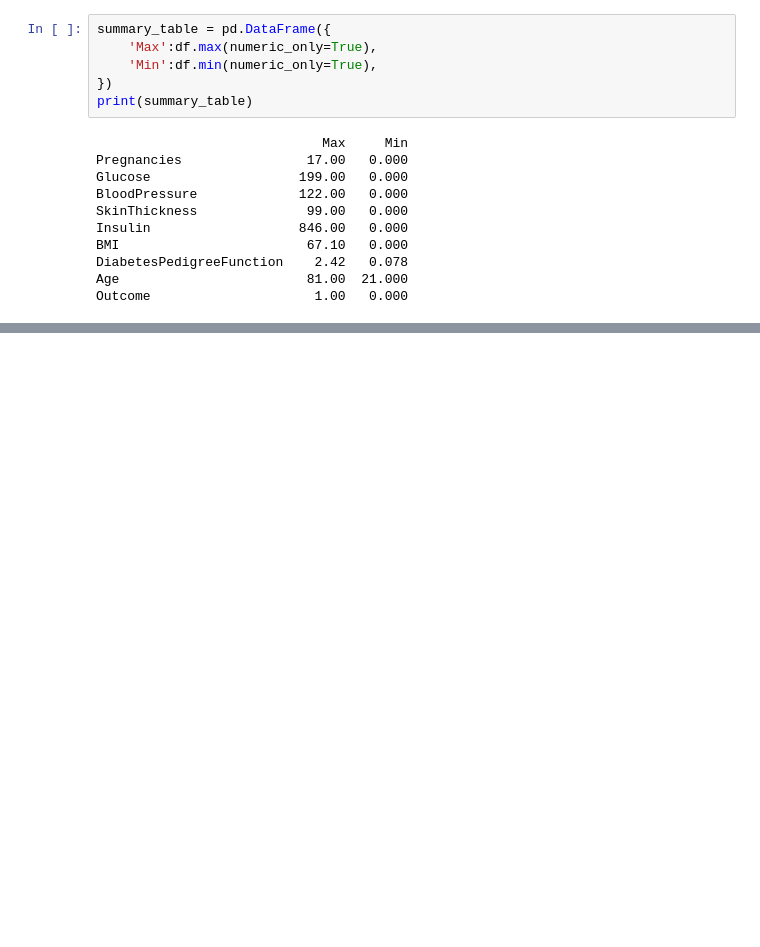
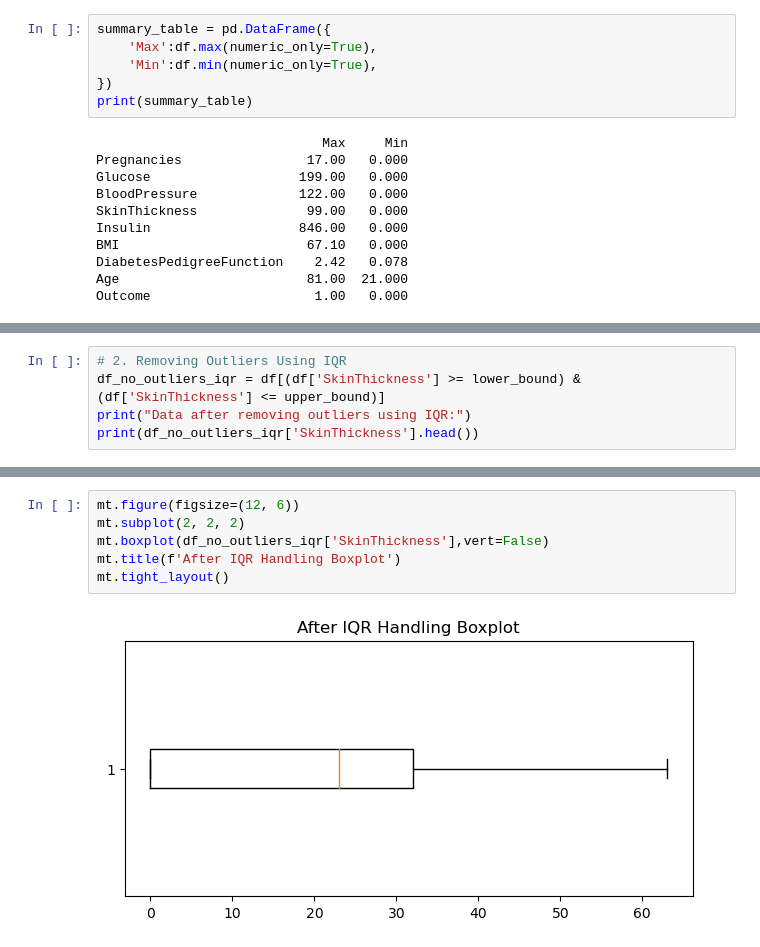
Before and after one commit to Mahmoud-adel25/Data_Analysis, a Jupyter notebook: Untitled.ipynb, the cells around one changed output, grey strips where cells are left out. Drawn from its saved outputs; the diff is of its cells as text; blank space fills up the shorter version.

```diff
--- a/Untitled.ipynb
+++ b/Untitled.ipynb
@@ -448,0 +583,5 @@ Outcome                     1.00   0.000
+# %%
+# 2. Removing Outliers Using IQR
+df_no_outliers_iqr = df[(df['SkinThickness'] >= lower_bound) & (df['SkinThickness'] <= upper_bound)]
+print("Data after removing outliers using IQR:")
+print(df_no_outliers_iqr['SkinThickness'].head())
@@ -448,0 +613,8 @@ Outcome                     1.00   0.000
+# %%
+mt.figure(figsize=(12, 6))
+mt.subplot(2, 2, 2)
+mt.boxplot(df_no_outliers_iqr['SkinThickness'],vert=False)
+mt.title(f'After IQR Handling Boxplot')
+mt.tight_layout()
+# %% [output]
+[figure, added]
```
Also changed, not shown: parts of 39 cells of this notebook.
